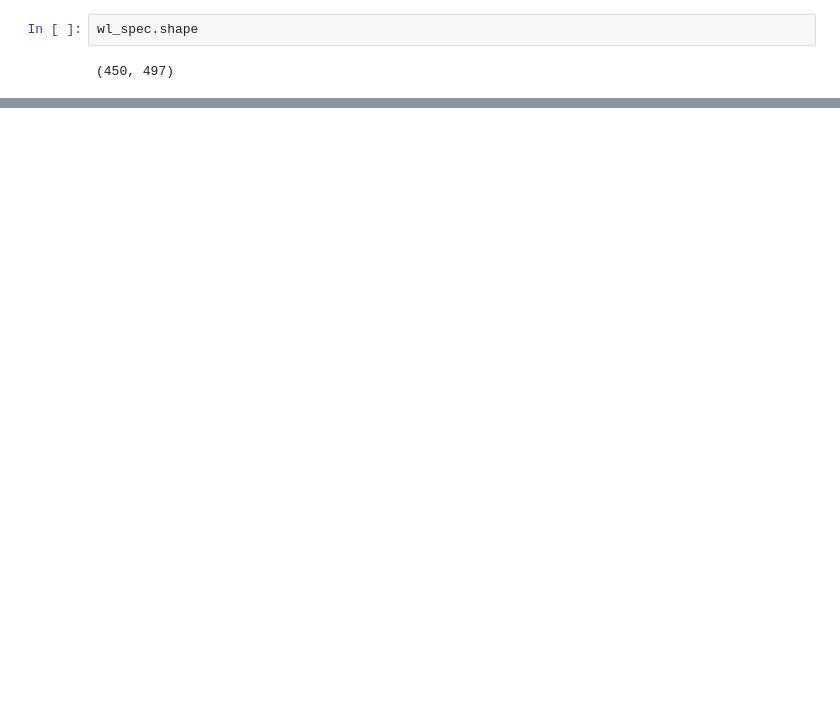
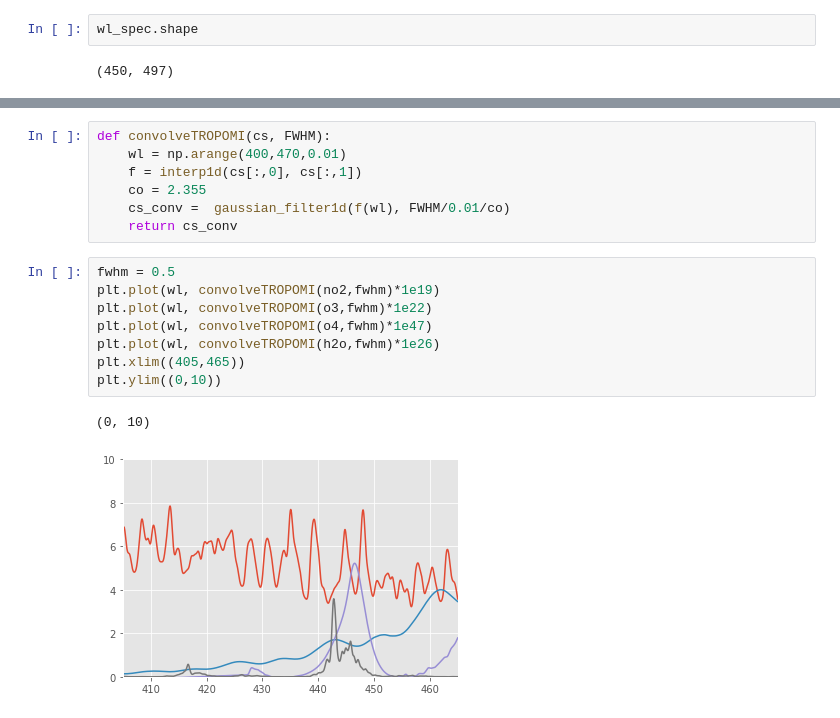
Before and after one commit to cfranken/ESE156, a Jupyter notebook: projects/NO2 start TROPOMI.ipynb, the cells around one changed output, grey strips where cells are left out. Saved outputs shown, nothing was run; the diff lists cells and outputs as text; blank space fills up the shorter version.

```diff
--- a/projects/NO2 start TROPOMI.ipynb
+++ b/projects/NO2 start TROPOMI.ipynb
@@ -46,0 +124,18 @@ wl_spec.shape
+# %%
+def convolveTROPOMI(cs, FWHM):
+    wl = np.arange(400,470,0.01)
+    f = interp1d(cs[:,0], cs[:,1])
+    co = 2.355
+    cs_conv =  gaussian_filter1d(f(wl), FWHM/0.01/co)
+    return cs_conv
+# %%
+fwhm = 0.5
+plt.plot(wl, convolveTROPOMI(no2,fwhm)*1e19)
+plt.plot(wl, convolveTROPOMI(o3,fwhm)*1e22)
+plt.plot(wl, convolveTROPOMI(o4,fwhm)*1e47)
+plt.plot(wl, convolveTROPOMI(h2o,fwhm)*1e26)
+plt.xlim((405,465))
+plt.ylim((0,10))
+# %% [output]
+(0, 10)
+[figure, added]
```
Also changed, not shown: parts of 25 cells of this notebook.
